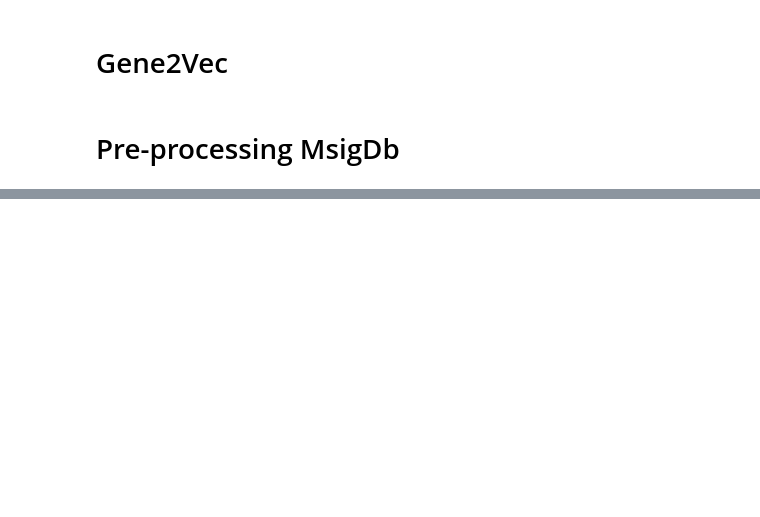
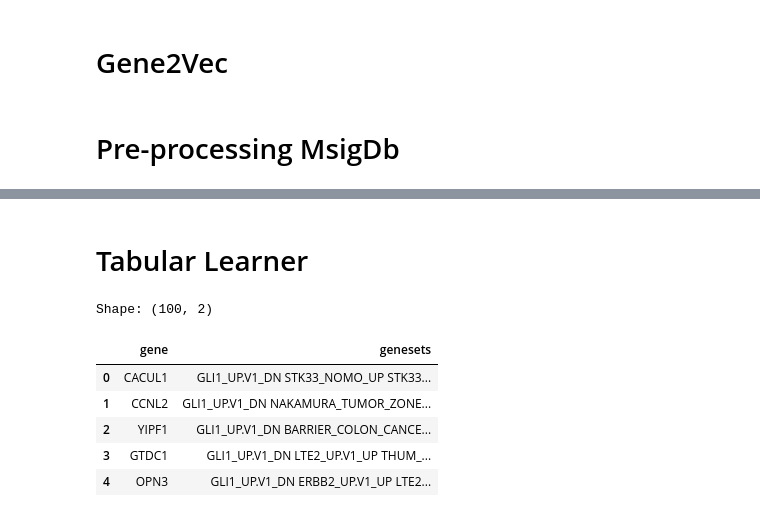
Before and after one commit to pcingola/NeuralNets, a Jupyter notebook: mlgen/gene2vec_msigdb.ipynb, the cells around one changed output, grey strips where cells are left out. Cells and saved outputs as stored; diff of their text form; code cells hidden in the pictures; blank space fills up the shorter version.

```diff
--- a/mlgen/gene2vec_msigdb.ipynb
+++ b/mlgen/gene2vec_msigdb.ipynb
@@ -94,0 +101,14 @@ save_gene_geneset(msigdb, path/'gene2genesets.csv')
+# %% [markdown]
+# Tabular Learner
+# %%
+msigdb_df = pd.read_csv(path/'gene2genesets.head.csv', names=['gene', 'genesets'])
+print(f"Shape: {msigdb_df.shape}")
+msigdb_df.head()
+# %% [output]
+Shape: (100, 2)
+|  | gene | genesets |
+| 0 | CACUL1 | GLI1_UP.V1_DN STK33_NOMO_UP STK33... |
+| 1 | CCNL2 | GLI1_UP.V1_DN NAKAMURA_TUMOR_ZONE... |
+| 2 | YIPF1 | GLI1_UP.V1_DN BARRIER_COLON_CANCE... |
+| 3 | GTDC1 | GLI1_UP.V1_DN LTE2_UP.V1_UP THUM_... |
+| 4 | OPN3 | GLI1_UP.V1_DN ERBB2_UP.V1_UP LTE2... |
```
Also changed, not shown: parts of 14 cells of this notebook.
